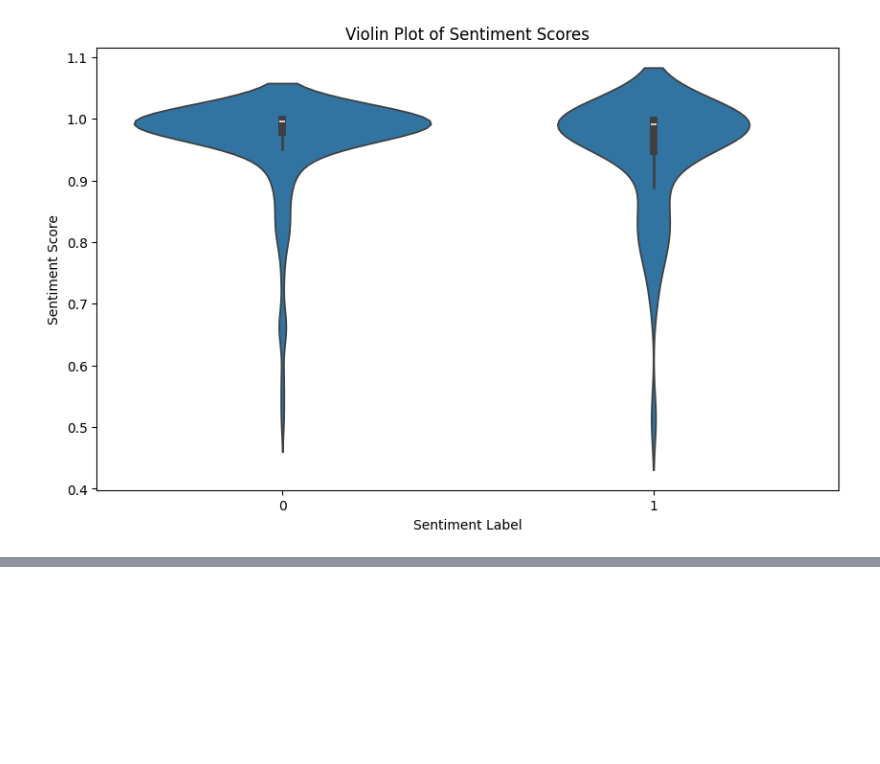
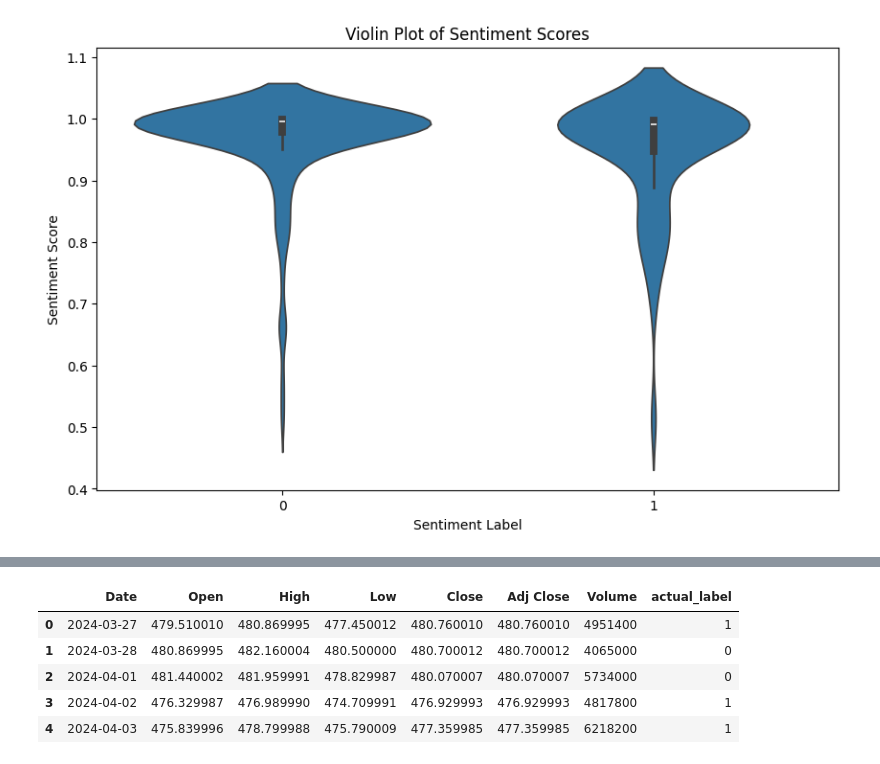
Before and after one commit to charltonxqh/SC1015-mini-project, a Jupyter notebook: Sentiment Analysis/sentiment_analysis.ipynb, the cells around one changed output, grey strips where cells are left out. Cells and saved outputs as stored; diff of their text form; code cells hidden in the pictures; blank space fills up the shorter version.

Commit message:
Half complete metrics
evaluate the sentiment analysis

```diff
--- a/Sentiment Analysis/sentiment_analysis.ipynb
+++ b/Sentiment Analysis/sentiment_analysis.ipynb
@@ -395,0 +432,3 @@ plt.show()
+# %%
+voo_df = pd.read_csv('../datasets/VOO_sentiment.csv')
+voo_df.head()
@@ -395,0 +442,11 @@ plt.show()
+# %%
+voo_df['actual_label'] = (voo_df['Close'] > voo_df['Open']).astype(int)
+
+voo_df.head()
+# %% [output]
+|  | Date | Open | High | Low | Close | Adj Close | Volume | actual_label |
+| 0 | 2024-03-27 | 479.510010 | 480.869995 | 477.450012 | 480.760010 | 480.760010 | 4951400 | 1 |
+| 1 | 2024-03-28 | 480.869995 | 482.160004 | 480.500000 | 480.700012 | 480.700012 | 4065000 | 0 |
+| 2 | 2024-04-01 | 481.440002 | 481.959991 | 478.829987 | 480.070007 | 480.070007 | 5734000 | 0 |
+| 3 | 2024-04-02 | 476.329987 | 476.989990 | 474.709991 | 476.929993 | 476.929993 | 4817800 | 1 |
+| 4 | 2024-04-03 | 475.839996 | 478.799988 | 475.790009 | 477.359985 | 477.359985 | 6218200 | 1 |
```
Also changed, not shown: parts of 12 cells of this notebook, 1 other file.
